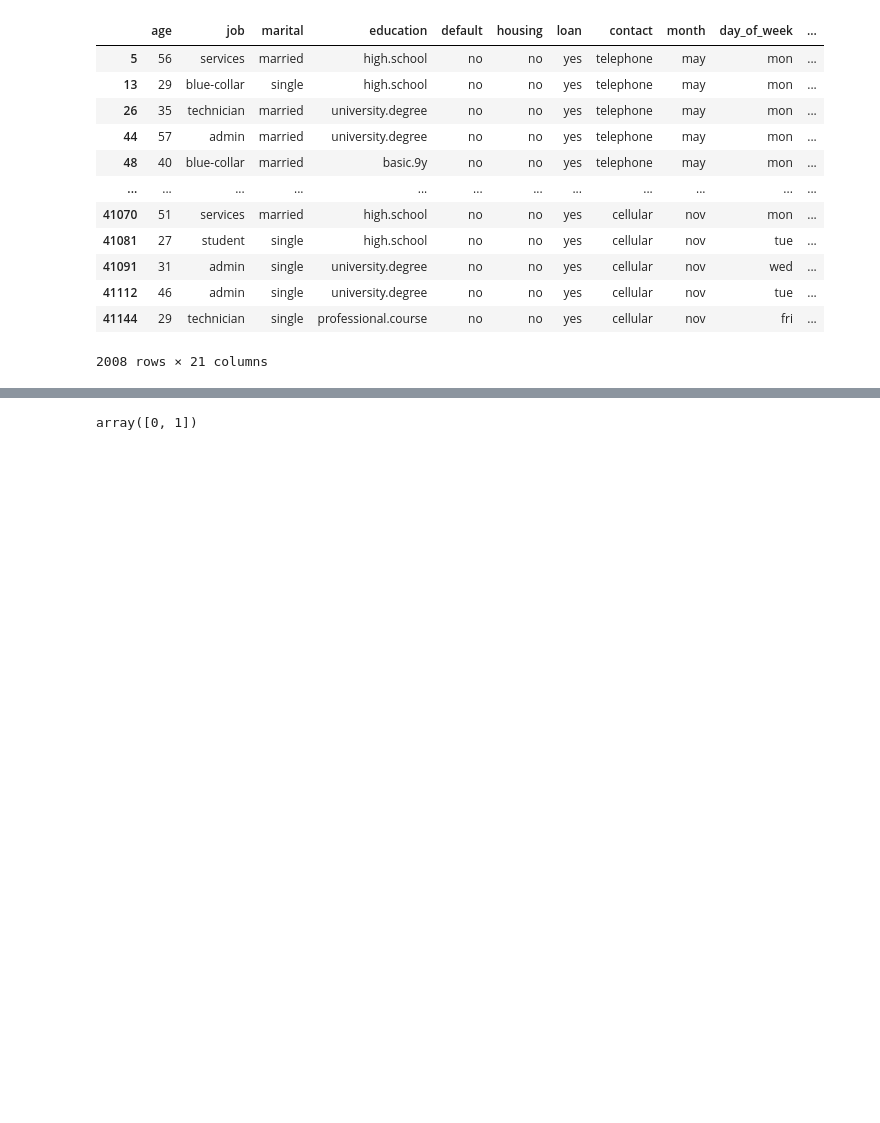
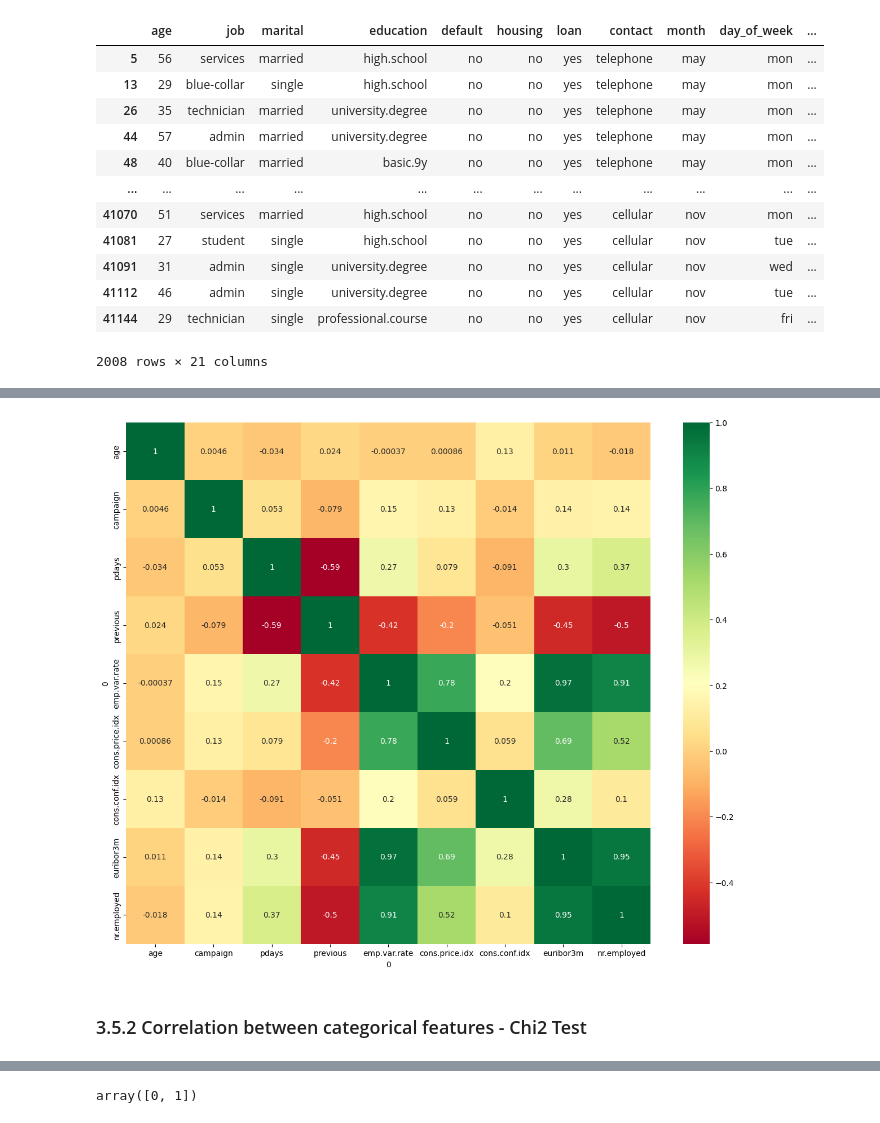
Before and after one commit to Akellesh/Predicting-Term-Deposit-Subscription-by-a-client, a Jupyter notebook: Predicting_Term_Deposit_Subscription_by_a_client_SVM_Project.ipynb, the cells around one changed output, grey strips where cells are left out. Cells and saved outputs as stored; diff of their text form; code cells hidden in the pictures; blank space fills up the shorter version.

```diff
--- a/Predicting_Term_Deposit_Subscription_by_a_client_SVM_Project.ipynb
+++ b/Predicting_Term_Deposit_Subscription_by_a_client_SVM_Project.ipynb
@@ -788,0 +773,3 @@ df1[(df1['default']=='no') & (df1['housing'] == 'no')& (df1['loan'] == 'yes')]
+# %%
+df1_nu_corr = df1[["age", "campaign", "pdays", "previous", "emp.var.rate", "cons.price.idx", "cons.conf.idx", "euribor3m", "nr.employed"]].corr()
+df1_nu_corr
@@ -788,0 +788,8 @@ df1[(df1['default']=='no') & (df1['housing'] == 'no')& (df1['loan'] == 'yes')]
+# %%
+fig= plt.figure(figsize=(15,12));
+sns.heatmap(df1_nu_corr,annot=True,cmap="RdYlGn");
+plt.show();
+# %% [output]
+[figure, added]
+# %% [markdown]
+### 3.5.2 Correlation between categorical features - Chi2 Test
```
Also changed, not shown: parts of 142 cells of this notebook.
